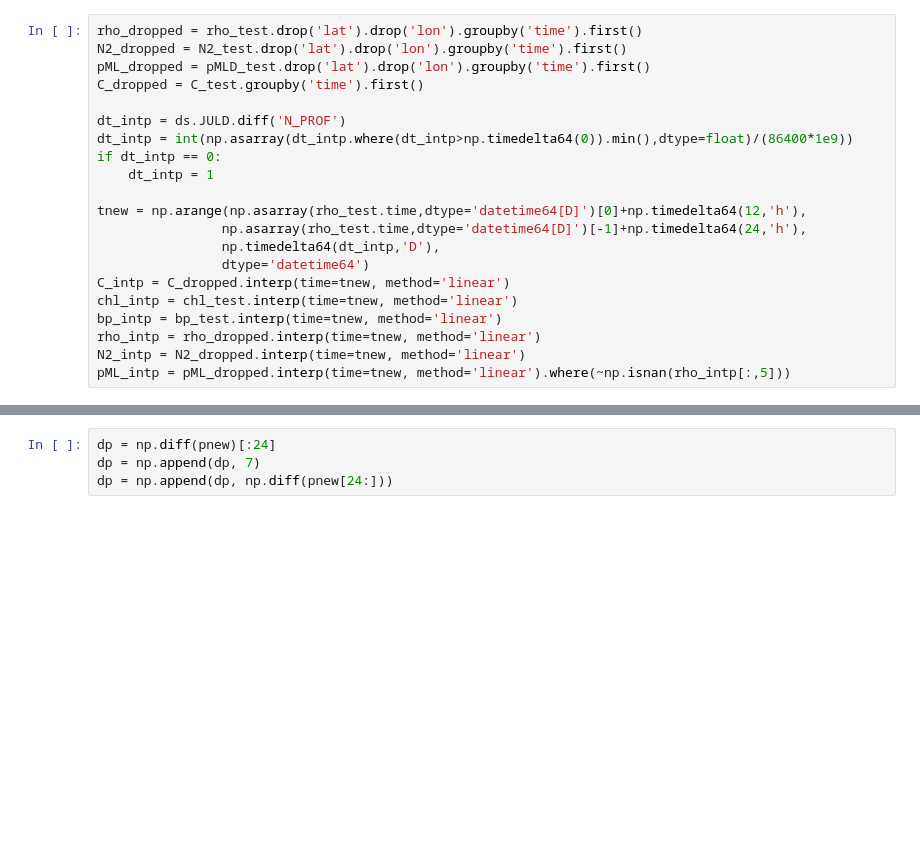
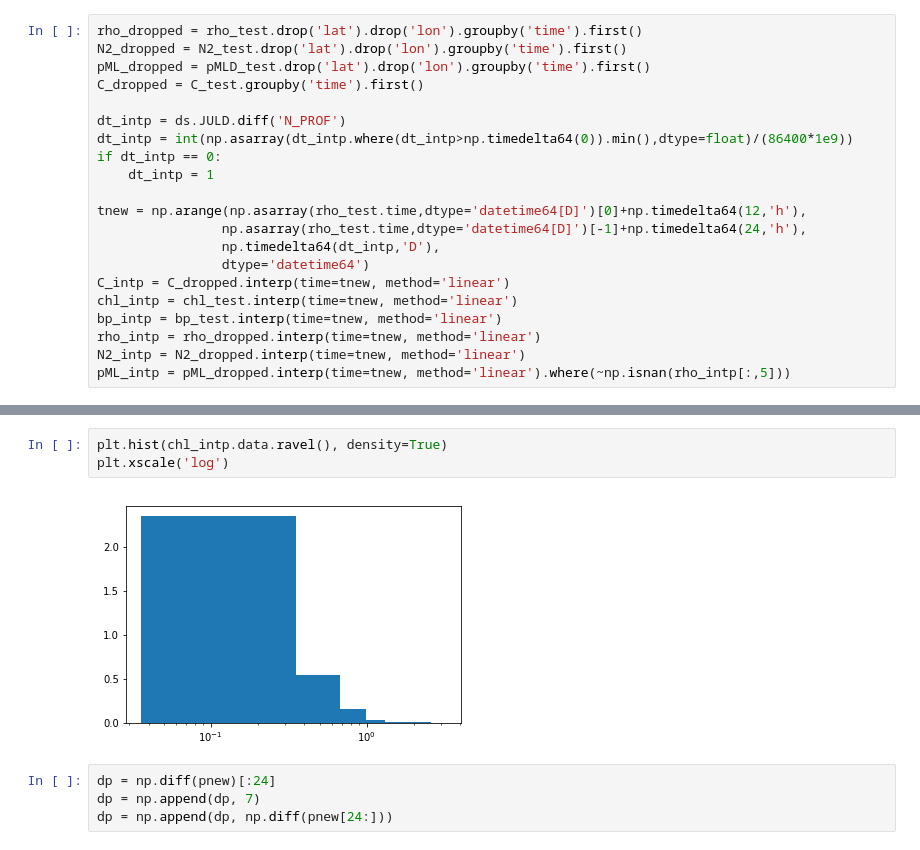
Before and after one commit to roxyboy/SouthernOcean-ARGO, a Jupyter notebook: SOCCOM/5904185.ipynb, the cells around one changed output, grey strips where cells are left out. Cells and saved outputs as stored; diff of their text form; blank space fills up the shorter version.

```diff
--- a/SOCCOM/5904185.ipynb
+++ b/SOCCOM/5904185.ipynb
@@ -272,3 +302,8 @@ cb3.set_label(r"[mg C m$^{-3}$]", fontsize=13)
+# %%
+plt.hist(chl_intp.data.ravel(), density=True)
+plt.xscale('log')
+# %% [output]
+[figure, added]
 # %%
 dp = np.diff(pnew)[:24]
 dp = np.append(dp, 7)
```
Also changed, not shown: parts of 12 cells of this notebook, 2 other files.
